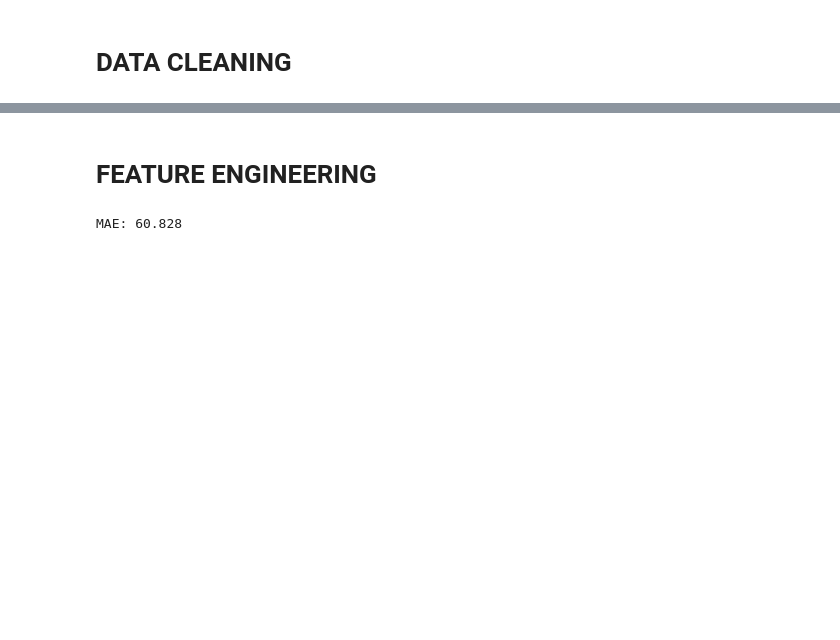
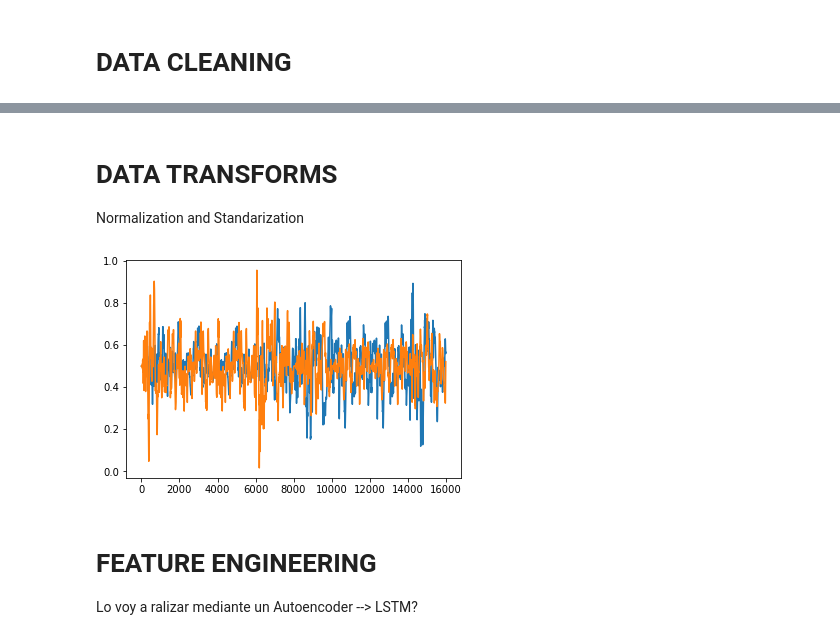
Before and after one commit to Danieldelriovelilla/CE2, a Jupyter notebook: Code/Python/Impacts_Code_Developpment/Development.ipynb, the cells around one changed output, grey strips where cells are left out. Drawn from its saved outputs; the diff is of its cells as text; code cells hidden in the pictures; blank space fills up the shorter version.

```diff
--- a/Code/Python/Impacts_Code_Developpment/Development.ipynb
+++ b/Code/Python/Impacts_Code_Developpment/Development.ipynb
@@ -11,25 +12,18 @@ import matplotlib.pyplot as plt
 data_dir = r'C:\Users\Usuario\OneDrive - Universidad Politécnica de Madrid\MUSE\S3\CE2\Code\Python\Data'
 X, Y = f_Get_Impact_Database_XY( data_dir )
 print("X shape: ", X.shape)
-plt.plot( X.iloc[0].to_numpy() )
-plt.show()
 
-# Generate the different splits of datasets
+# Generate the k splits of datasets
 kTTV_Dataset = Split_kTTV_Dataset(Y)
 
-train_idx, test_idx, val_idx = kTTV_Dataset.get_idx(0)
-df = X.loc[train_idx]
-y_df = Y.loc[train_idx]
-y = y_df['height']
+# Get the index of a single fold
+idx_train, idx_test, idx_val = kTTV_Dataset.get_idx(0)
 
-X_train = X.loc[train_idx]
-y_train = Y['height'].loc[train_idx]
-X_test = X.loc[test_idx]
-y_test = Y['height'].loc[test_idx]
-
-
-print("df shape: ", df.shape)
-
-plt.plot(X.loc[0])
-plt.show()
+# Create an independant DataFrame for training, test and validation
+X_train = X.loc[idx_train]
+y_train = Y.loc[idx_train]
+X_test = X.loc[idx_test]
+y_test = Y.loc[idx_test]
+X_val = X.loc[idx_val]
+y_val = Y.loc[idx_val]
 # %% [output]
@@ -84,35 +47,0 @@ Post missing values:  (1910, 16000)
-# %% [markdown]
-# FEATURE ENGINEERING
-# %%
-# example of correlation feature selection for numerical data
-from sklearn.feature_selection import SelectKBest
-from sklearn.feature_selection import f_regression
-from sklearn.linear_model import LinearRegression
-from sklearn.metrics import mean_absolute_error
-from sklearn.feature_selection import mutual_info_regression
-from matplotlib import pyplot
-
-# feature selection
-def select_features(X_train, y_train, X_test):
-    # configure to select a subset of features
-    fs = SelectKBest(score_func=mutual_info_regression, k=88)
-    #fs = SelectKBest(score_func=f_regression, k='all')
-    # learn relationship from training data
-    fs.fit(X_train, y_train)
-    # transform train input data
-    X_train_fs = fs.transform(X_train)
-    # transform test input data
-    X_test_fs = fs.transform(X_test)
-    return X_train_fs, X_test_fs, fs
-
-X_train_fs, X_test_fs, fs = select_features(X_train, y_train, X_test)
-# fit the model
-model = LinearRegression()
-model.fit(X_train_fs, y_train)
-# evaluate the model
-yhat = model.predict(X_test_fs)
-# evaluate predictions
-mae = mean_absolute_error(y_test, yhat)
-print('MAE: %.3f' % mae)
-# %% [output]
-MAE: 60.828
@@ -138,0 +48,14 @@ print('Accuracy: %.3f (%.3f)' % (mean(n_scores), std(n_scores)))
+# %% [markdown]
+# DATA TRANSFORMS
+Normalization and Standarization
+# %%
+x_train, x_test, x_val, y_train, y_test, y_val = Normalize(X, Y, idx_train, idx_test, idx_val)
+# %%
+[ plt.plot(x_val.loc[s]) for s in range(2) ]
+plt.show()
+# %% [output]
+[figure, added]
+# %% [markdown]
+# FEATURE ENGINEERING
+
+Lo voy a ralizar mediante un Autoencoder --> LSTM?
```
Also changed, not shown: parts of 4 cells of this notebook, 10 other files.
